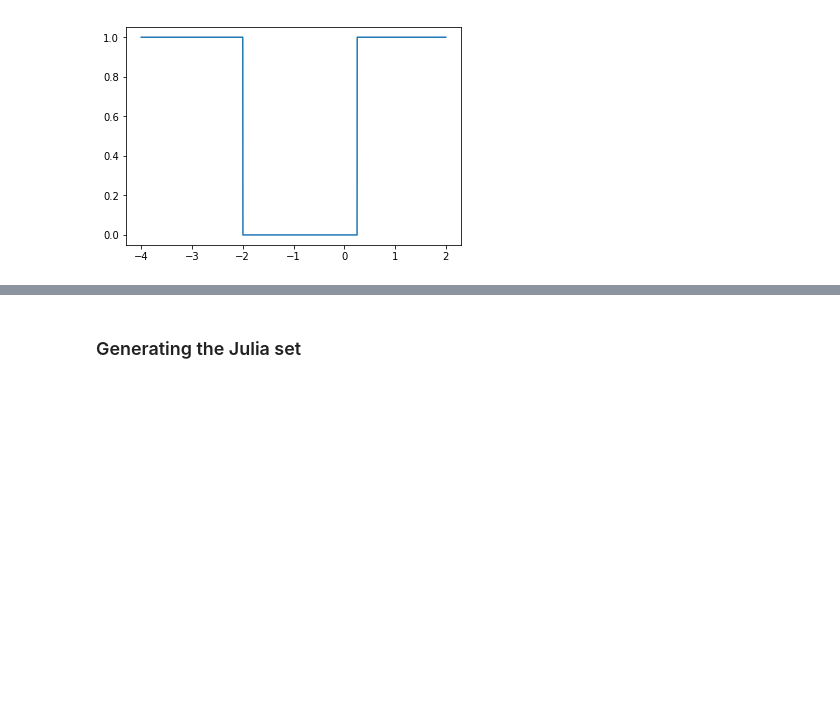
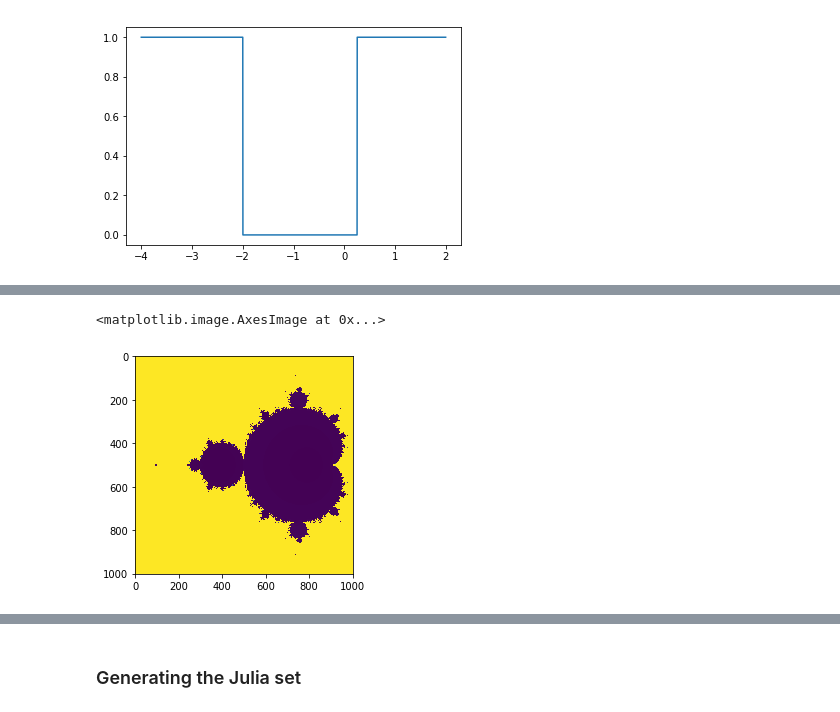
Before and after one commit to rmartinshort/EPS109_fall2018, a Jupyter notebook: Mandelbrot_set.ipynb, the cells around one changed output, grey strips where cells are left out. Drawn from its saved outputs; the diff is of its cells as text; code cells hidden in the pictures; blank space fills up the shorter version.

```diff
--- a/Mandelbrot_set.ipynb
+++ b/Mandelbrot_set.ipynb
@@ -61,0 +69,13 @@ plt.imshow(A,interpolation='nearest',cmap='jet')
+# %%
+n = 50
+Zlim = 50
+zz = 0
+for i in range(n):
+    zz = zz**2 + cc
+    zz[abs(zz)>Zlim]=i
+
+#zz[abs(zz) > n] = n
+plt.imshow(abs(zz))
+# %% [output]
+<matplotlib.image.AxesImage at 0x...>
+[figure, added]
```
Also changed, not shown: parts of 23 cells of this notebook.
